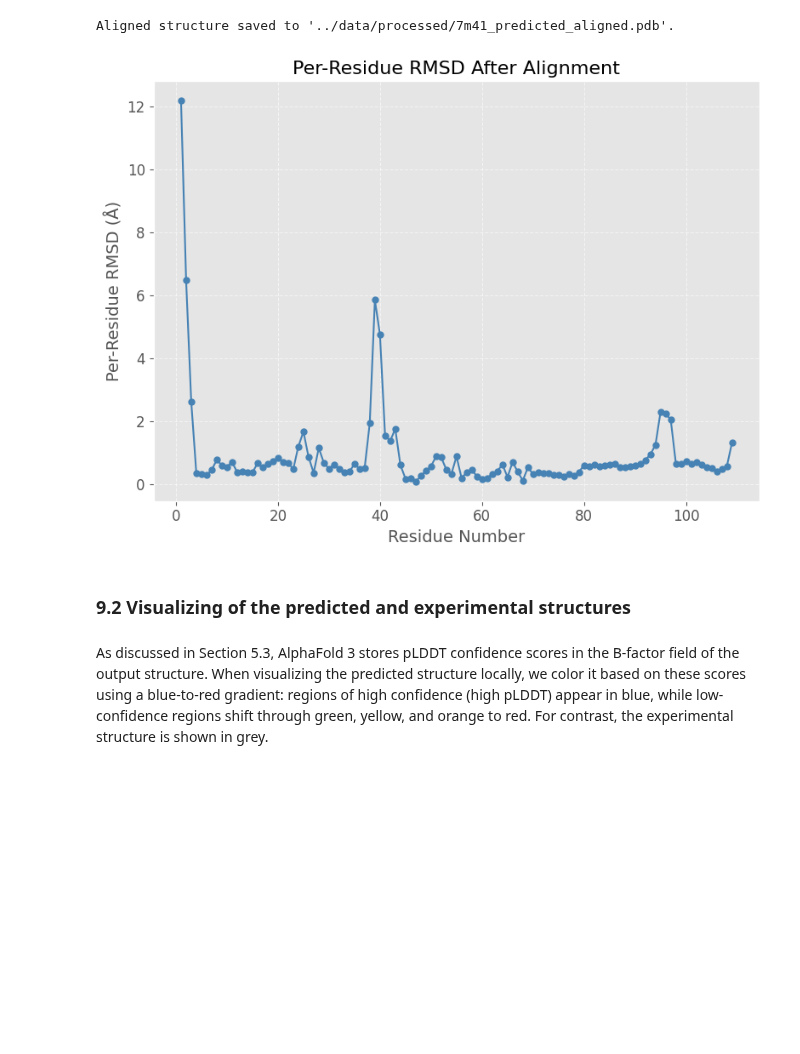
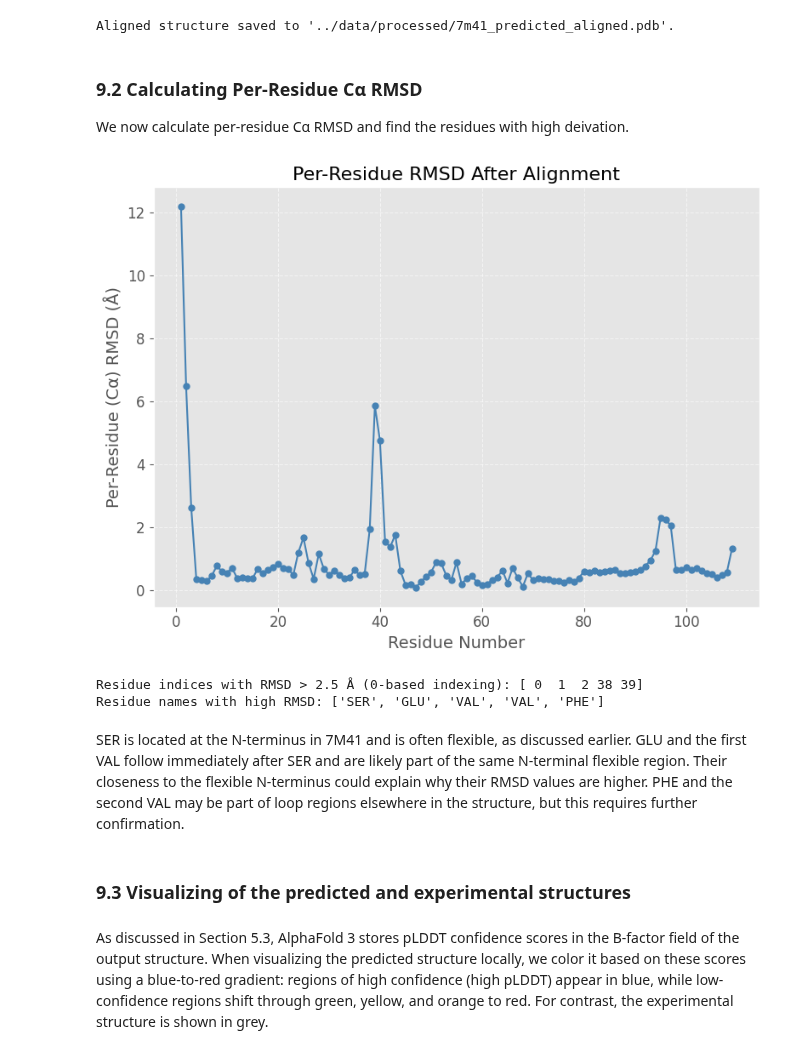
Before and after one commit to richcmwang/AlphaFold-3-Tutorial-Series, a Jupyter notebook: tutorials/af3_7M41_local_tutorial_colab.ipynb, the cells around one changed output. Cells and saved outputs as stored; diff of their text form; code cells hidden in the pictures; blank space fills up the shorter version.

```diff
--- a/tutorials/af3_7M41_local_tutorial_colab.ipynb
+++ b/tutorials/af3_7M41_local_tutorial_colab.ipynb
@@ -688,6 +713,9 @@ io.save("../data/processed/7m41_predicted_aligned.pdb")
 print("Aligned structure saved to '../data/processed/7m41_predicted_aligned.pdb'.")
 # %% [output]
 Aligned structure saved to '../data/processed/7m41_predicted_aligned.pdb'.
+# %% [markdown]
+### 9.2 Calculating Per-Residue Cα RMSD
+We now calculate per-residue Cα RMSD and find the residues with high deivation.
 # %%
 # === 8. Calculate per-residue RMSD ===
 ref_coords = np.array([atom.get_coord() for atom in ref_atoms])
@@ -696,26 +724,42 @@ per_residue_rmsd = np.sqrt(np.sum((ref_coords - mov_coords)**2, axis=1))
 # %%
 # === 9. Visualize per-residue RMSD ===
 _ = plt.style.use('ggplot')
 _ = plt.figure(figsize=(8, 6));
 _ = plt.plot(
     aligned_residues, per_residue_rmsd, marker='o', markersize=5,
     linewidth=1.5, color='steelblue');
 
 _ = plt.xlabel('Residue Number', fontsize=14);
-_ = plt.ylabel('Per-Residue RMSD (Å)', fontsize=14);
+_ = plt.ylabel('Per-Residue (Cα) RMSD (Å)', fontsize=14);
 _ = plt.title('Per-Residue RMSD After Alignment', fontsize=16)
 _ = plt.grid(True, linestyle='--', alpha=0.6);
 
 _ = plt.xticks(fontsize=12);
 _ = plt.yticks(fontsize=12);
 
 _ = plt.tight_layout();
 _ = plt.savefig("per_residue_rmsd_plot.png", dpi=300);
 _ = plt.show();  # Semicolon suppresses extra outputs
 # %% [output]
-[figure, old version]
+[figure, new version]
+# %%
+# Identify high-RMSD residues (based on per-residue Cα RMSD > 2.5 Å)
+threshold = 2.5
+high_rmsd_indices = np.where(per_residue_rmsd > threshold)[0]
+
+print(f"Residue indices with RMSD > {threshold} Å (0-based indexing): {high_rmsd_indices}")
+
+# Get corresponding residue names from the experimental structure
+high_rmsd_residues = [exp_residues[i].get_resname() for i in high_rmsd_indices]
+
+print(f"Residue names with high RMSD: {high_rmsd_residues}")
+# %% [output]
+Residue indices with RMSD > 2.5 Å (0-based indexing): [ 0  1  2 38 39]
+Residue names with high RMSD: ['SER', 'GLU', 'VAL', 'VAL', 'PHE']
+# %% [markdown]
+SER is located at the N-terminus in 7M41 and is often flexible, as discussed earlier. GLU and the first VAL follow immediately after SER and are likely part of the same N-terminal flexible region. Their closeness to the flexible N-terminus could explain why their RMSD values are higher. PHE and the second VAL may be part of loop regions elsewhere in the structure, but this requires further confirmation.
 # %% [markdown]
-### 9.2 Visualizing of the predicted and experimental structures
+### 9.3 Visualizing of the predicted and experimental structures
 # %% [markdown]
 As discussed in Section 5.3, AlphaFold 3 stores pLDDT confidence scores in the B-factor field of the output structure. When visualizing the predicted structure locally, we color it based on these scores using a blue-to-red gradient: regions of high confidence (high pLDDT) appear in blue, while low-confidence regions shift through green, yellow, and orange to red. For contrast, the experimental structure is shown in grey.
 # %%
```
Also changed, not shown: parts of 6 cells of this notebook.
